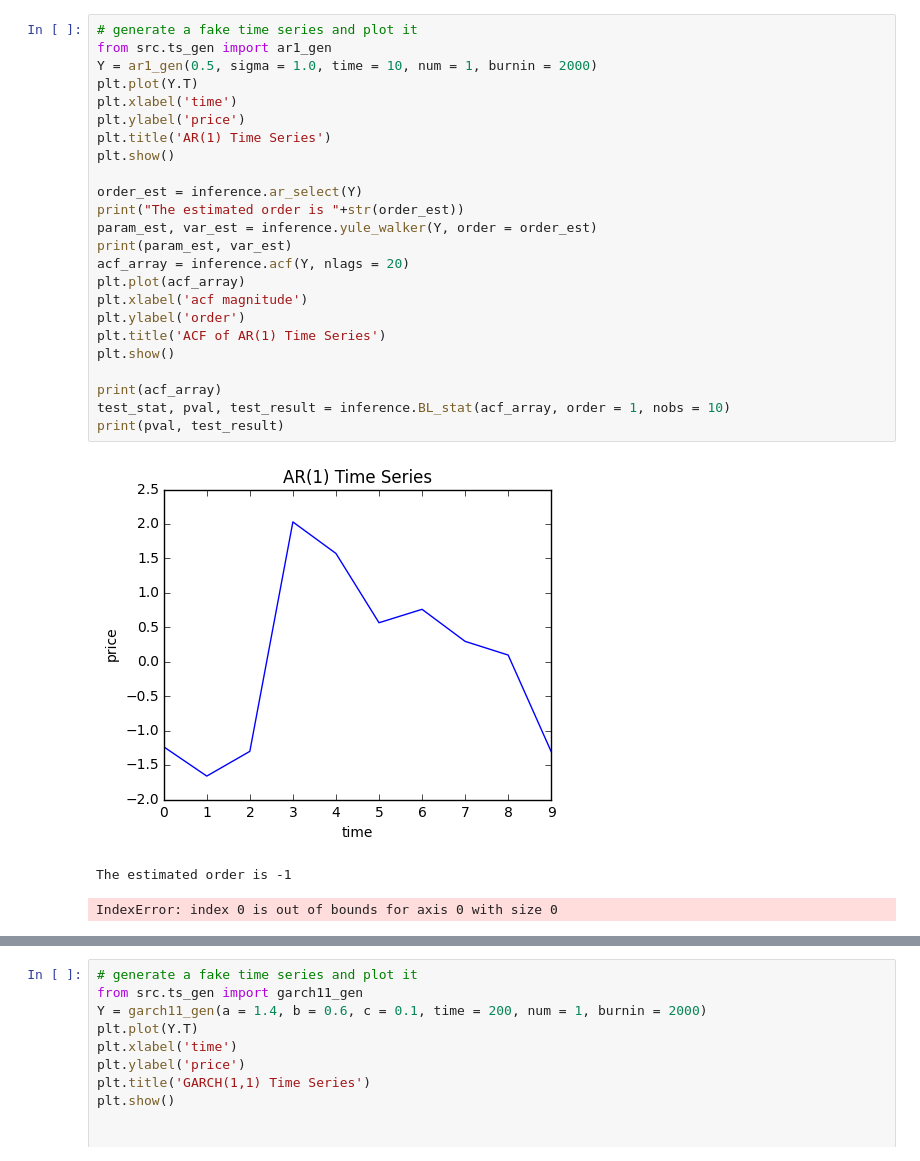
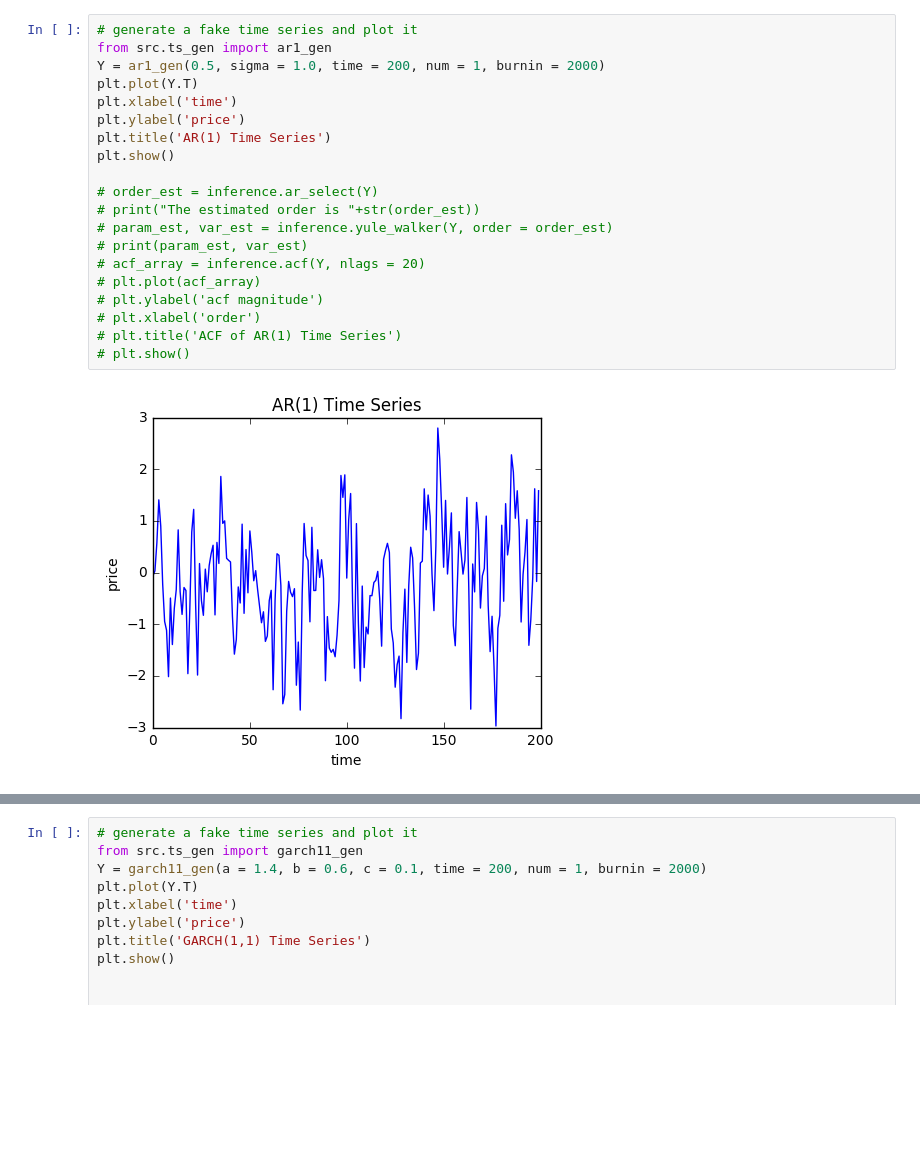
Before and after one commit to APC524/tsap, a Jupyter notebook: demo/demo_simulated_cong.ipynb, the cells around one changed output, grey strips where cells are left out. Saved outputs shown, nothing was run; the diff lists cells and outputs as text; blank space fills up the shorter version.

```diff
--- a/demo/demo_simulated_cong.ipynb
+++ b/demo/demo_simulated_cong.ipynb
@@ -31,28 +28,22 @@ The autoreload extension is already loaded. To reload it, use:
 # %%
 # generate a fake time series and plot it
 from src.ts_gen import ar1_gen
-Y = ar1_gen(0.5, sigma = 1.0, time = 10, num = 1, burnin = 2000)
+Y = ar1_gen(0.5, sigma = 1.0, time = 200, num = 1, burnin = 2000)
 plt.plot(Y.T)
 plt.xlabel('time')
 plt.ylabel('price')
 plt.title('AR(1) Time Series')
 plt.show()
 
-order_est = inference.ar_select(Y)
-print("The estimated order is "+str(order_est))
-param_est, var_est = inference.yule_walker(Y, order = order_est)
-print(param_est, var_est)
-acf_array = inference.acf(Y, nlags = 20)
-plt.plot(acf_array)
-plt.xlabel('acf magnitude')
-plt.ylabel('order')
-plt.title('ACF of AR(1) Time Series')
-plt.show()
-
-print(acf_array)
-test_stat, pval, test_result = inference.BL_stat(acf_array, order = 1, nobs = 10)
-print(pval, test_result)
+# order_est = inference.ar_select(Y)
+# print("The estimated order is "+str(order_est))
+# param_est, var_est = inference.yule_walker(Y, order = order_est)
+# print(param_est, var_est)
+# acf_array = inference.acf(Y, nlags = 20)
+# plt.plot(acf_array)
+# plt.ylabel('acf magnitude')
+# plt.xlabel('order')
+# plt.title('ACF of AR(1) Time Series')
+# plt.show()
 # %% [output]
-[figure, old version]
+[figure, new version]
-The estimated order is -1
-IndexError: index 0 is out of bounds for axis 0 with size 0
```
Also changed, not shown: parts of 11 cells of this notebook.
